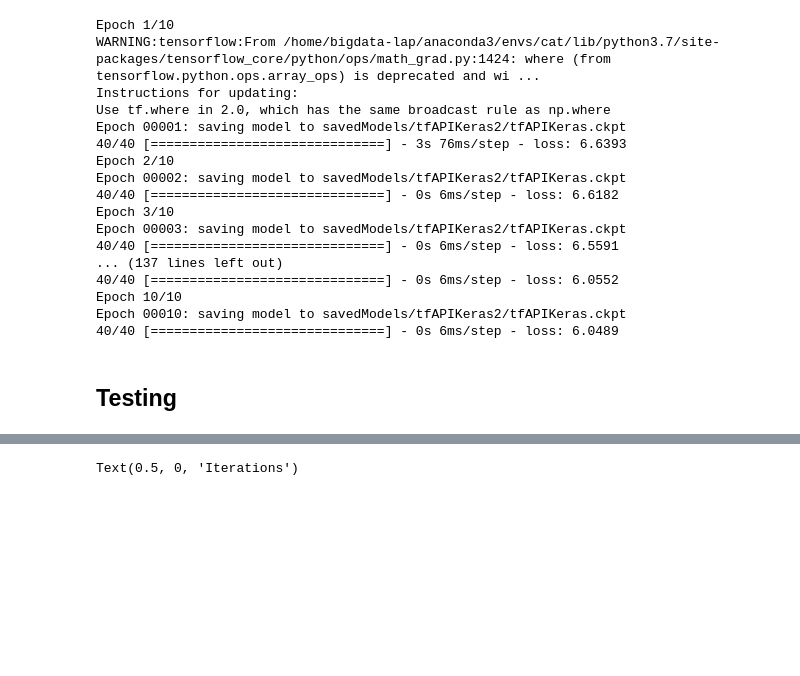
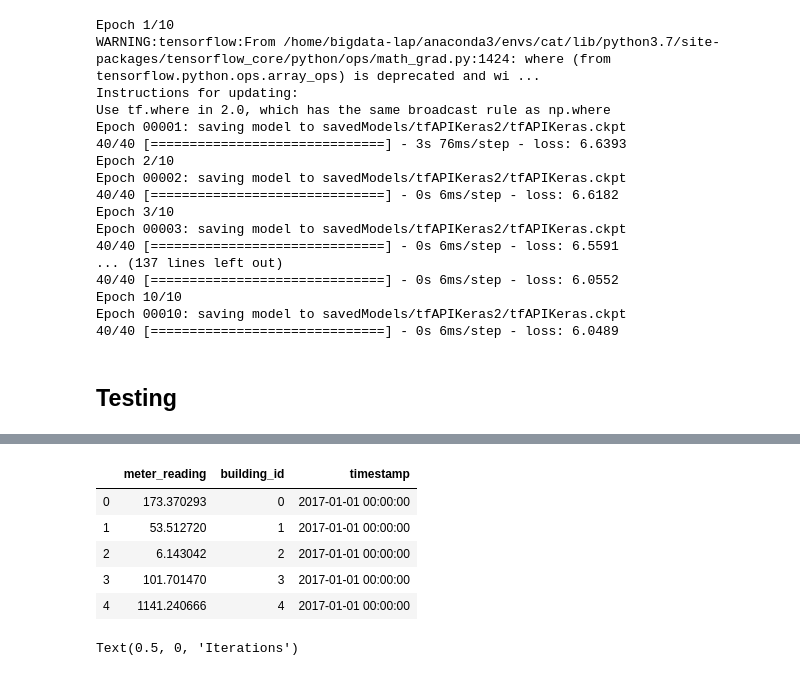
Before and after one commit to adderbyte/Energy_Prediction_Bot, a Jupyter notebook: Models/NewModelAPI.ipynb, the cells around one changed output, grey strips where cells are left out. Drawn from its saved outputs; the diff is of its cells as text; code cells hidden in the pictures; blank space fills up the shorter version.

```diff
--- a/Models/NewModelAPI.ipynb
+++ b/Models/NewModelAPI.ipynb
@@ -348,2 +383,11 @@ predictions = model.predict(test)
+# %%
+true_readings.head()
+# %% [output]
+|  | meter_reading | building_id | timestamp |
+| 0 | 173.370293 | 0 | 2017-01-01 00:00:00 |
+| 1 | 53.512720 | 1 | 2017-01-01 00:00:00 |
+| 2 | 6.143042 | 2 | 2017-01-01 00:00:00 |
+| 3 | 101.701470 | 3 | 2017-01-01 00:00:00 |
+| 4 | 1141.240666 | 4 | 2017-01-01 00:00:00 |
 # %%
 # get true values
```
Also changed, not shown: parts of 11 cells of this notebook.
